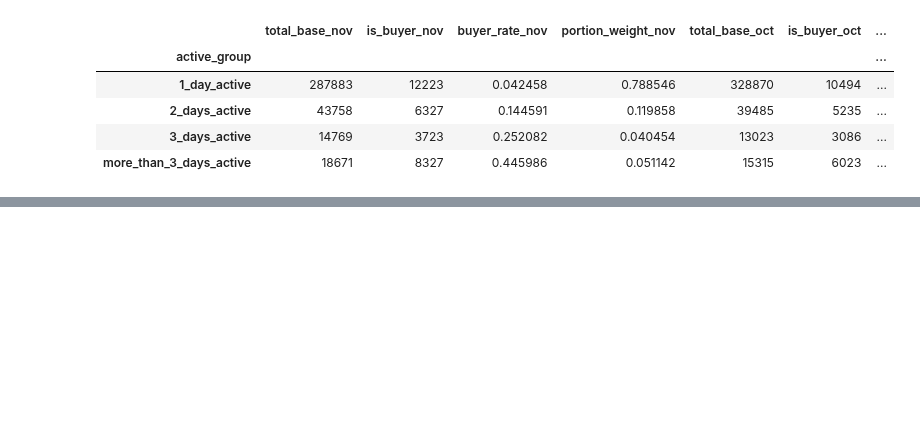
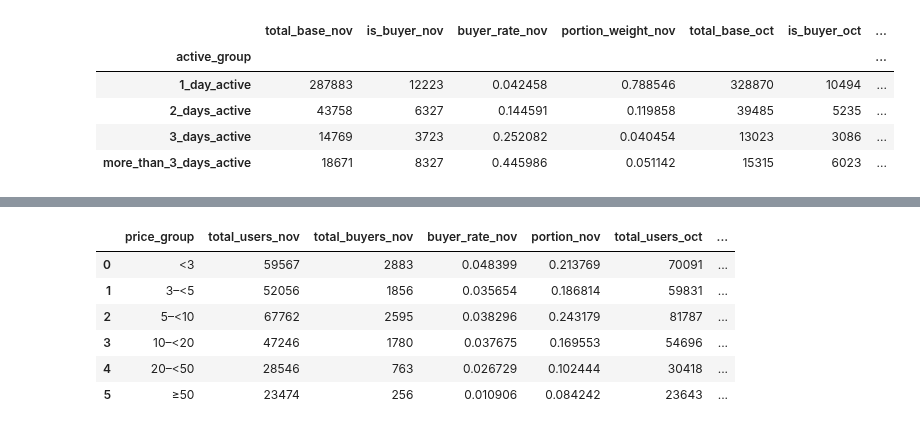
Before and after one commit to yuu1zhou/Online-cosmetics-shop-user-behavior-analysis, a Jupyter notebook: python_scripts/explore.ipynb, the cells around one changed output, grey strips where cells are left out. Saved outputs shown, nothing was run; the diff lists cells and outputs as text; code cells hidden in the pictures; blank space fills up the shorter version.

```diff
--- a/python_scripts/explore.ipynb
+++ b/python_scripts/explore.ipynb
@@ -502,0 +784,34 @@ subplot.show()
+# %%
+df_nov['price_group'] = pd.cut(
+    df_nov['price'],
+    bins=[0, 3, 5, 10, 20, 50, np.inf],
+    labels=['<3', '3–<5', '5–<10', '10–<20', '20–<50', '≥50'],
+    right=False
+)
+df_nov_agg = (
+    df_nov.groupby('price_group', observed=False)
+    .agg(
+        total_users=('user_id', 'size'),
+        total_buyers=('is_buyer', 'sum'),
+        buyer_rate=('is_buyer', 'mean')
+    )
+    .reset_index()
+)
+df_nov_agg['portion'] = df_nov_agg['total_users'] / df_nov_agg['total_users'].sum()
+
+df_oct['price_group'] = pd.cut(
+    df_oct['price'],
+    bins=[0, 3, 5, 10, 20, 50, np.inf],
+    labels=['<3', '3–<5', '5–<10', '10–<20', '20–<50', '≥50'],
+    right=False
+)
+df_oct_agg = (
+    df_oct.groupby('price_group', observed=False)
+    .agg(
+        total_users=('user_id', 'size'),
+        total_buyers=('is_buyer', 'sum'),
+        buyer_rate=('is_buyer', 'mean')
+    )
+    .reset_index()
+)
+df_oct_agg['portion'] = df_oct_agg['total_users'] / df_oct_agg['total_users'].sum()
@@ -502,0 +841,11 @@ subplot.show()
+# %%
+df_combined = pd.merge(df_nov_agg, df_oct_agg, on ='price_group', how = 'inner', suffixes=('_nov', '_oct'))
+df_combined
+# %% [output]
+|  | price_group | total_users_nov | total_buyers_nov | buyer_rate_nov | portion_nov | total_users_oct | ... |
+| 0 | <3 | 59567 | 2883 | 0.048399 | 0.213769 | 70091 | ... |
+| 1 | 3–<5 | 52056 | 1856 | 0.035654 | 0.186814 | 59831 | ... |
+| 2 | 5–<10 | 67762 | 2595 | 0.038296 | 0.243179 | 81787 | ... |
+| 3 | 10–<20 | 47246 | 1780 | 0.037675 | 0.169553 | 54696 | ... |
+| 4 | 20–<50 | 28546 | 763 | 0.026729 | 0.102444 | 30418 | ... |
+| 5 | ≥50 | 23474 | 256 | 0.010906 | 0.084242 | 23643 | ... |
```
Also changed, not shown: parts of 63 cells of this notebook, 1 other file.
